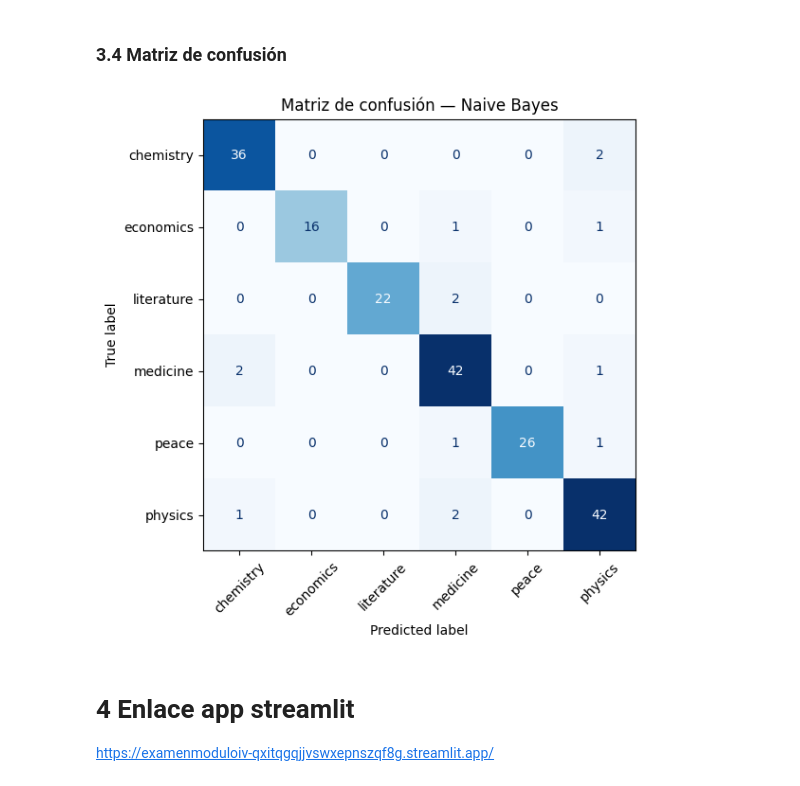
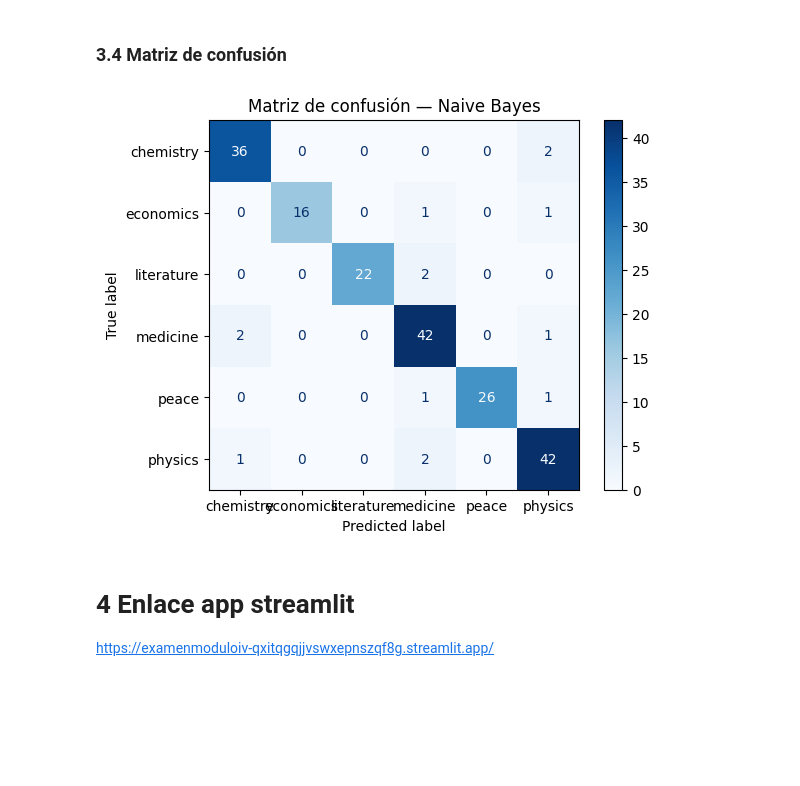
Before and after one commit to SalvadorCM786/ExamenModuloIV, a Jupyter notebook: Examen4SCM.ipynb, the cells around one changed output. Cells and saved outputs as stored; diff of their text form; code cells hidden in the pictures; blank space fills up the shorter version.

```diff
--- a/Examen4SCM.ipynb
+++ b/Examen4SCM.ipynb
@@ -312,18 +304,11 @@ weighted avg       0.93      0.93      0.93       198
 # %% [markdown]
 ### 3.4 Matriz de confusión
 # %%
-etiquetas = sorted(y.unique())
-matriz = confusion_matrix(y_test, y_pred, labels=etiquetas)
-
-fig, ax = plt.subplots(figsize=(8, 6))
-disp = ConfusionMatrixDisplay(confusion_matrix=matriz, display_labels=etiquetas)
-disp.plot(ax=ax, cmap="Blues", xticks_rotation=45, colorbar=False)
-ax.set_title("Matriz de confusión — Naive Bayes")
-plt.tight_layout()
-plt.savefig("matriz_confusion_nb.png", dpi=150)
+ConfusionMatrixDisplay.from_predictions(y_test, y_pred, cmap="Blues")
+plt.title("Matriz de confusión — Naive Bayes")
 plt.show()
 # %% [output]
-[figure, old version]
+[figure, new version]
 # %% [markdown]
 # 4 Enlace app streamlit
 https://examenmoduloiv-qxitqgqjjvswxepnszqf8g.streamlit.app/
```
Also changed, not shown: parts of 12 cells of this notebook, 1 other file.
